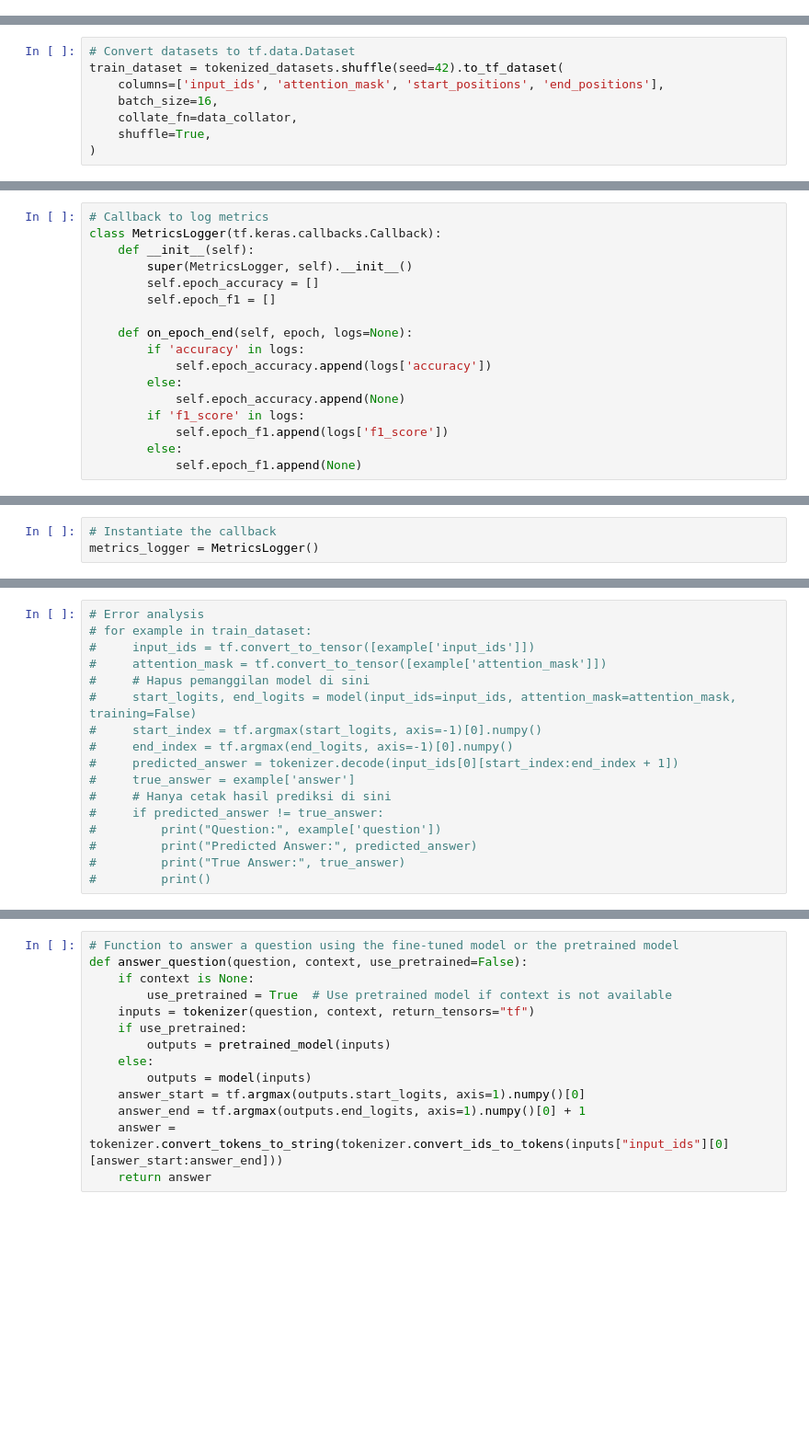
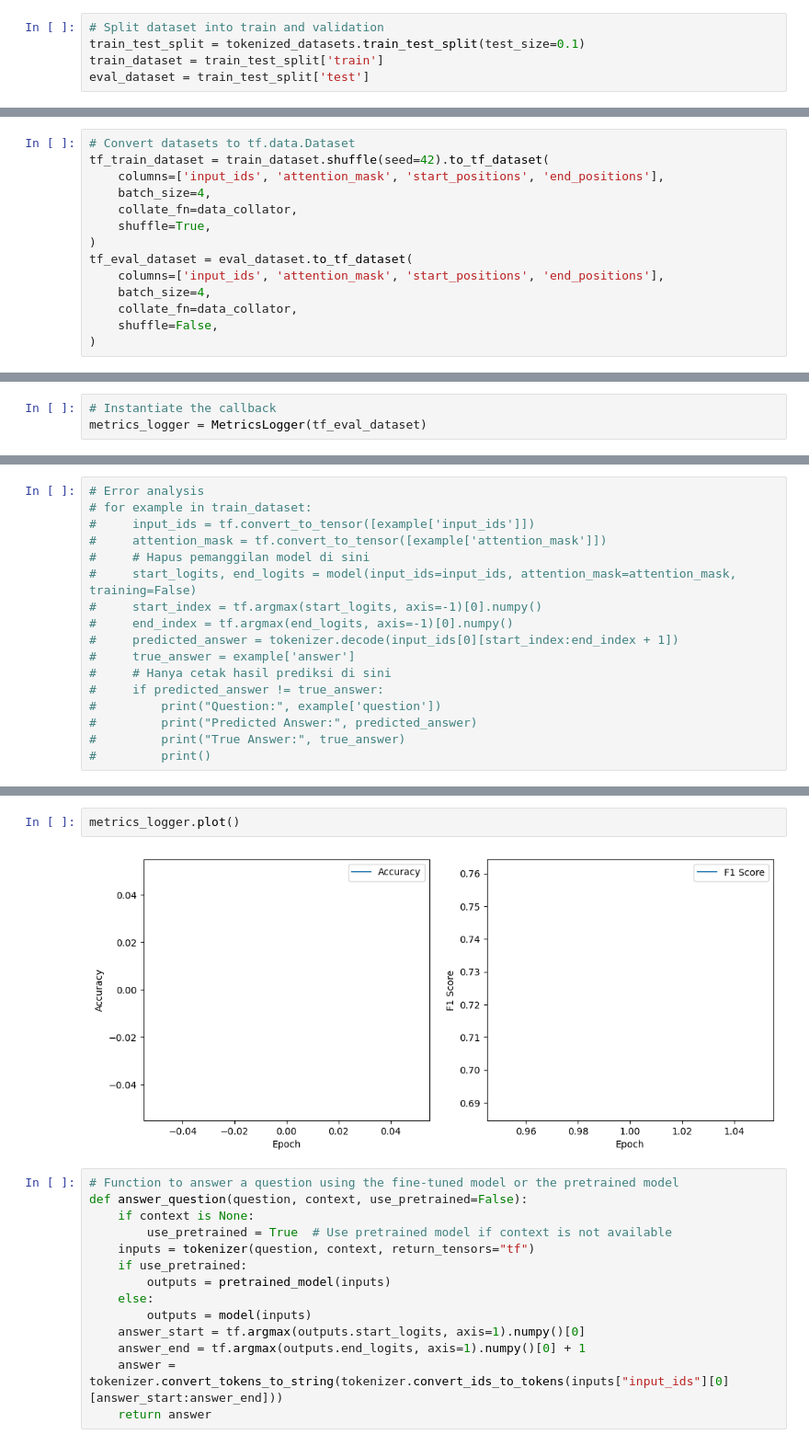
Before and after one commit to Finboost/finboost-ml, a Jupyter notebook: scripts/fine_tune.ipynb, the cells around one changed output, grey strips where cells are left out. Shown: that part at 92% size. Saved outputs shown, nothing was run; the diff lists cells and outputs as text; blank space fills up the shorter version.

Commit message:
add dataset, change preprocessing, change fine tune

```diff
--- a/scripts/fine_tune.ipynb
+++ b/scripts/fine_tune.ipynb
@@ -126,6 +133,11 @@ def preprocess_function(examples):
     return inputs
 # %%
 tokenized_datasets = dataset.map(preprocess_function, batched=True)
+# %%
+# Split dataset into train and validation
+train_test_split = tokenized_datasets.train_test_split(test_size=0.1)
+train_dataset = train_test_split['train']
+eval_dataset = train_test_split['test']
 # %%
 # Define training arguments
 training_args = TrainingArguments(
@@ -146,11 +158,17 @@ training_args = TrainingArguments(
 data_collator = DefaultDataCollator(return_tensors="tf")
 # %%
 # Convert datasets to tf.data.Dataset
-train_dataset = tokenized_datasets.shuffle(seed=42).to_tf_dataset(
+tf_train_dataset = train_dataset.shuffle(seed=42).to_tf_dataset(
     columns=['input_ids', 'attention_mask', 'start_positions', 'end_positions'],
-    batch_size=16,
+    batch_size=4,
     collate_fn=data_collator,
     shuffle=True,
 )
+tf_eval_dataset = eval_dataset.to_tf_dataset(
+    columns=['input_ids', 'attention_mask', 'start_positions', 'end_positions'],
+    batch_size=4,
+    collate_fn=data_collator,
+    shuffle=False,
+)
 # %%
 # Create optimizer and compile model
@@ -198,17 +214,0 @@ f1_metric = tf.keras.metrics.F1Score(average='micro')
-# %%
-# Callback to log metrics
-class MetricsLogger(tf.keras.callbacks.Callback):
-    def __init__(self):
-        super(MetricsLogger, self).__init__()
-        self.epoch_accuracy = []
-        self.epoch_f1 = []
-
-    def on_epoch_end(self, epoch, logs=None):
-        if 'accuracy' in logs:
-            self.epoch_accuracy.append(logs['accuracy'])
-        else:
-            self.epoch_accuracy.append(None)
-        if 'f1_score' in logs:
-            self.epoch_f1.append(logs['f1_score'])
-        else:
-            self.epoch_f1.append(None)
@@ -215,5 +266,5 @@ class MetricsLogger(tf.keras.callbacks.Callback):
 # %%
 # Instantiate the callback
-metrics_logger = MetricsLogger()
+metrics_logger = MetricsLogger(tf_eval_dataset)
 # %%
 # Fine-tune the model
@@ -261,3 +309,7 @@ logger.plot()
+# %%
+metrics_logger.plot()
+# %% [output]
+[figure, added]
 # %%
 # Function to answer a question using the fine-tuned model or the pretrained model
 def answer_question(question, context, use_pretrained=False):
```
Also changed, not shown: parts of 15 cells of this notebook, 4 other files.
